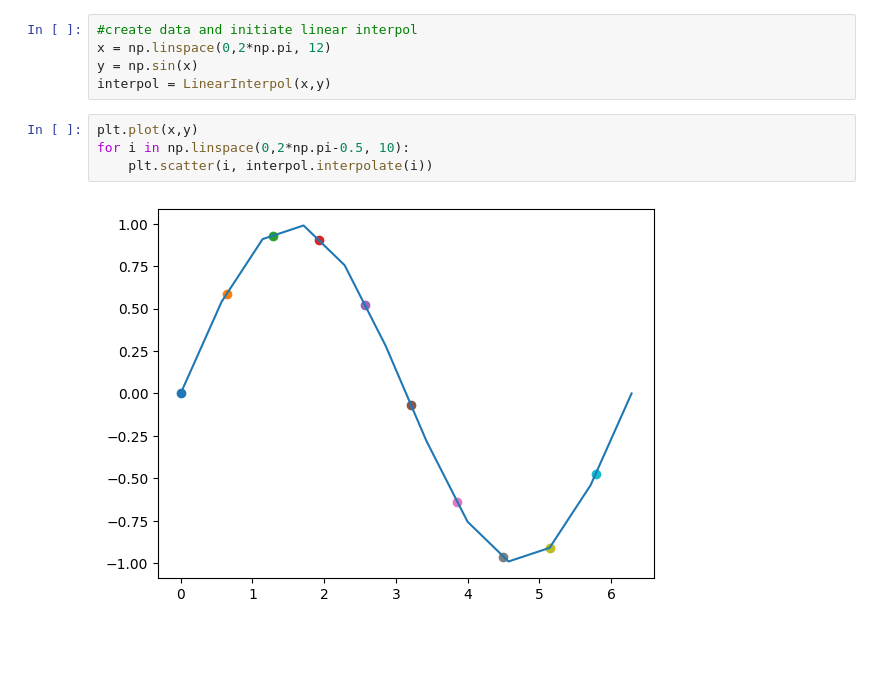
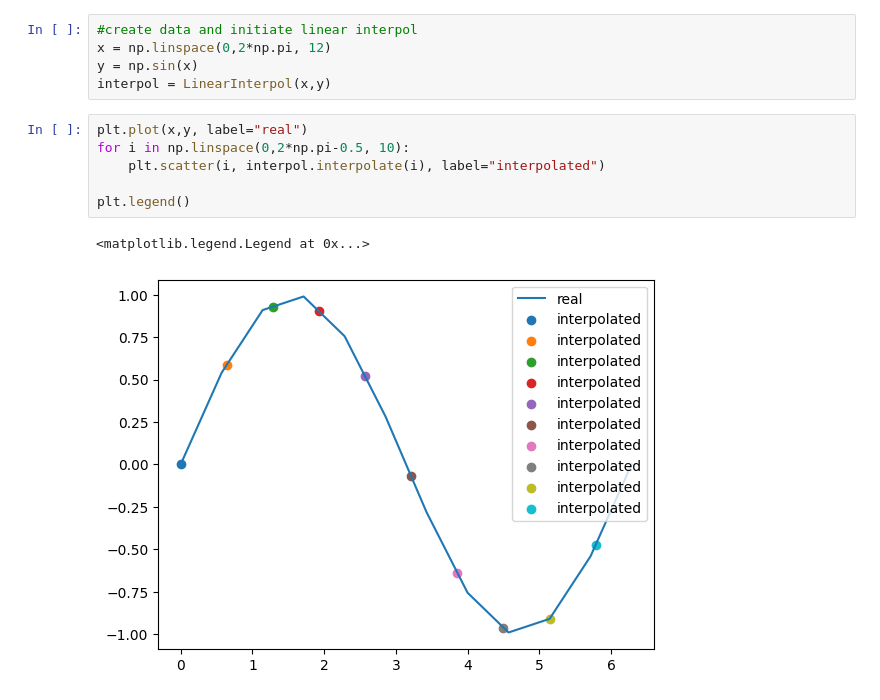
Before and after one commit to levi223/NumericalRecipes, a Jupyter notebook: Tutorial Sessions/Tutorial 2.ipynb, the cells around one changed output. Drawn from its saved outputs; the diff is of its cells as text; blank space fills up the shorter version.

```diff
--- a/Tutorial Sessions/Tutorial 2.ipynb
+++ b/Tutorial Sessions/Tutorial 2.ipynb
@@ -43,8 +43,11 @@ x = np.linspace(0,2*np.pi, 12)
 y = np.sin(x)
 interpol = LinearInterpol(x,y)
 # %%
-plt.plot(x,y)
+plt.plot(x,y, label="real")
 for i in np.linspace(0,2*np.pi-0.5, 10):
-    plt.scatter(i, interpol.interpolate(i))
+    plt.scatter(i, interpol.interpolate(i), label="interpolated")
+
+plt.legend()
 # %% [output]
+<matplotlib.legend.Legend at 0x...>
-[figure, old version]
+[figure, new version]
```
Also changed, not shown: parts of 1 cell of this notebook.
